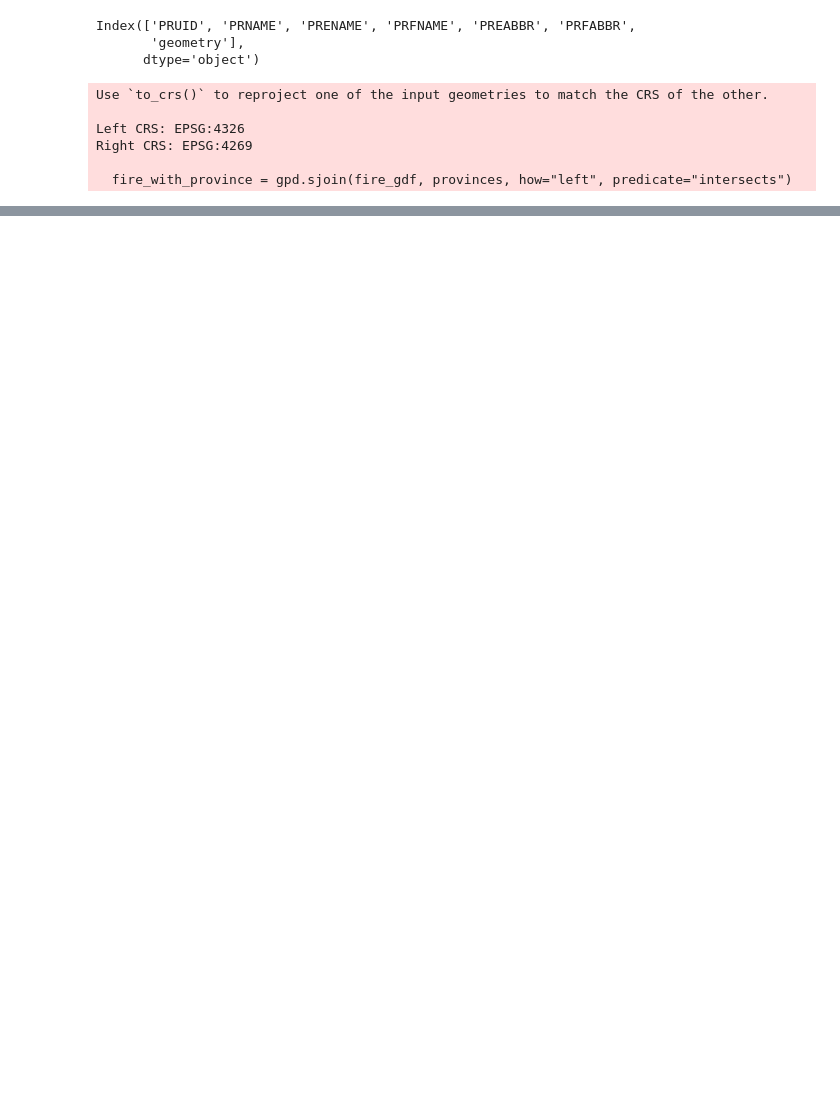
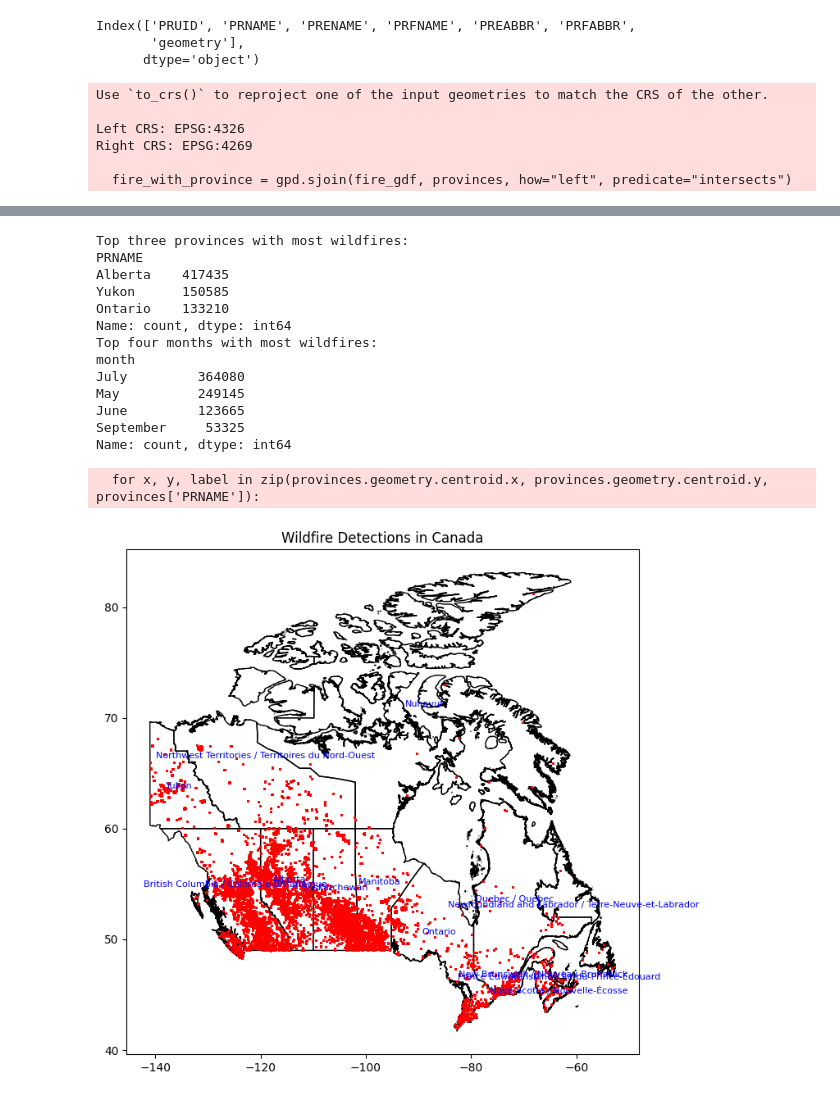
Before and after one commit to aryanballani/orbitx_data, a Jupyter notebook: initial_EDA.ipynb, the cells around one changed output, grey strips where cells are left out. Cells and saved outputs as stored; diff of their text form; code cells hidden in the pictures; blank space fills up the shorter version.

```diff
--- a/initial_EDA.ipynb
+++ b/initial_EDA.ipynb
@@ -155,9 +162,3 @@ np.log(NOAA_20_data["frp"]).plot(kind="hist", bins=50, alpha=0.5, color="blue",
-# %%
-theshold = 0
-NOAA_20_data["frp"] = np.log(NOAA_20_data["frp"])
-SNPP_data["frp"] = np.log(SNPP_data["frp"])
-NOAA_20_data = NOAA_20_data[NOAA_20_data["frp"] > theshold]
-SNPP_data = SNPP_data[SNPP_data["frp"] > theshold]
 # %%
 # Convert acquisition date to datetime format
 NOAA_20_data['acq_date'] = pd.to_datetime(NOAA_20_data['acq_date'])
@@ -210,3 +192,6 @@ Left CRS: EPSG:4326
 Right CRS: EPSG:4269
 
   fire_with_province = gpd.sjoin(fire_gdf, provinces, how="left", predicate="intersects")
+# %%
+fire_with_province["YEAR"] = fire_with_province["acq_date"].dt.year
+fire_with_province["YEAR"]
@@ -212,0 +215,42 @@ Right CRS: EPSG:4269
+# %%
+# Step 5: Group by province to get counts of fire detections per province
+# Adjust 'NAME' to the appropriate column name in your provinces shapefile if different.
+top_provinces = fire_with_province['PRNAME'].value_counts().head(3)
+print("Top three provinces with most wildfires:")
+print(top_provinces)
+
+# Step 6: Extract the month name from the acquisition date for temporal analysis
+NOAA_20_data['month'] = NOAA_20_data['acq_date'].dt.month_name()
+
+# Count the number of fire events per month and get the top four months
+top_months = NOAA_20_data['month'].value_counts().head(4)
+print("Top four months with most wildfires:")
+print(top_months)
+
+# Optional: Plotting the fire locations for a visual check (e.g., using a simple plot)
+fig, ax = plt.subplots(figsize=(10, 8))
+provinces.plot(ax=ax, color='none', edgecolor='black')
+fire_gdf.plot(ax=ax, markersize=1, color='red')
+
+# Add province names to the plot
+for x, y, label in zip(provinces.geometry.centroid.x, provinces.geometry.centroid.y, provinces['PRNAME']):
+    ax.text(x, y, label, fontsize=8, ha='center', color='blue')
+
+plt.title("Wildfire Detections in Canada")
+plt.show()
+# %% [output]
+Top three provinces with most wildfires:
+PRNAME
+Alberta    417435
+Yukon      150585
+Ontario    133210
+Name: count, dtype: int64
+Top four months with most wildfires:
+month
+July         364080
+May          249145
+June         123665
+September     53325
+Name: count, dtype: int64
+  for x, y, label in zip(provinces.geometry.centroid.x, provinces.geometry.centroid.y, provinces['PRNAME']):
+[figure, added]
```
Also changed, not shown: parts of 13 cells of this notebook, 1 other file.
